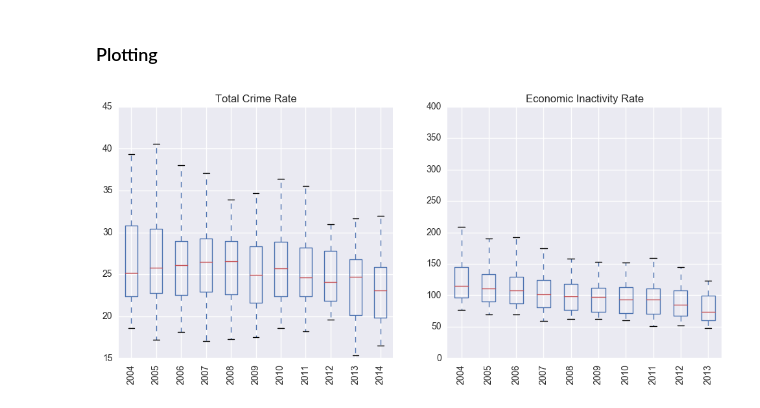
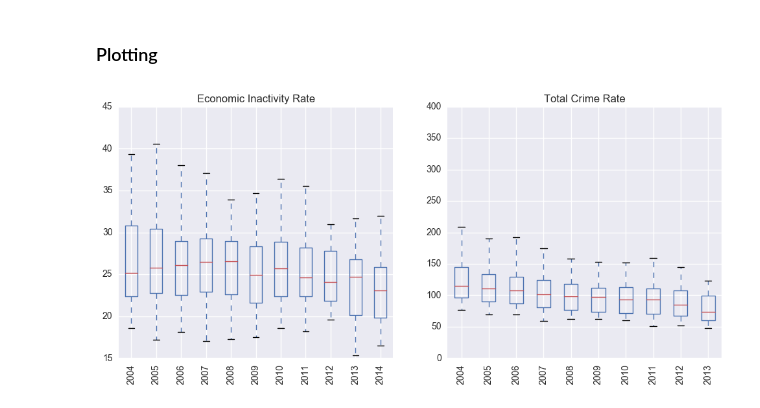
Before and after one commit to olivermeyer-zz/data-analysis, a Jupyter notebook: london_crime_rates/london_crime_rates.ipynb, the cells around one changed output. Saved outputs shown, nothing was run; the diff lists cells and outputs as text; code cells hidden in the pictures.

```diff
--- a/london_crime_rates/london_crime_rates.ipynb
+++ b/london_crime_rates/london_crime_rates.ipynb
@@ -517,22 +517,22 @@ for col in ei_cols:
 # %%
 # Create a figure instance
 fig = plt.figure(figsize=(12,5))
 # Create two horizontally distributed axes
 ax1 = fig.add_subplot(1,2,1)
 ax2 = fig.add_subplot(1,2,2)
 
 labels=list(range(2004,2015))
 
 # Create a boxplot of economic inactivity over the years
 economic_inactivity.plot(kind="box", ax=ax1)
 ax1.set_xticklabels(labels=labels, rotation=90)
-ax1.set_title("Total Crime Rate")
+ax1.set_title("Economic Inactivity Rate")
 
 # Same for crime_rates
 crime_rates.plot(kind="box", ax=ax2)
 ax2.set_xticklabels(labels=labels, rotation=90)
-ax2.set_title("Economic Inactivity Rate")
+ax2.set_title("Total Crime Rate")
 
 plt.show()
 # %% [output]
-[figure, old version]
+[figure, new version]
```
Also changed, not shown: parts of 2 cells of this notebook.
